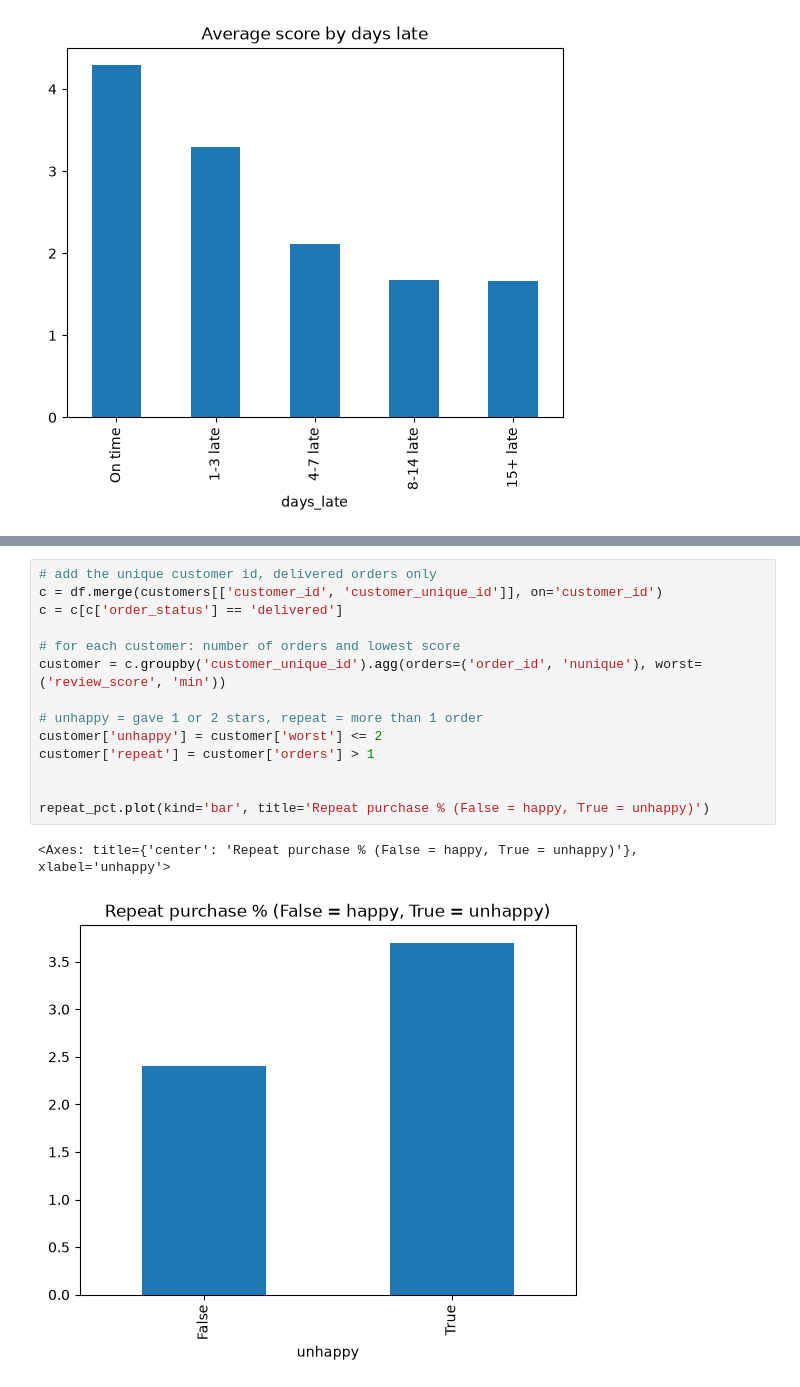
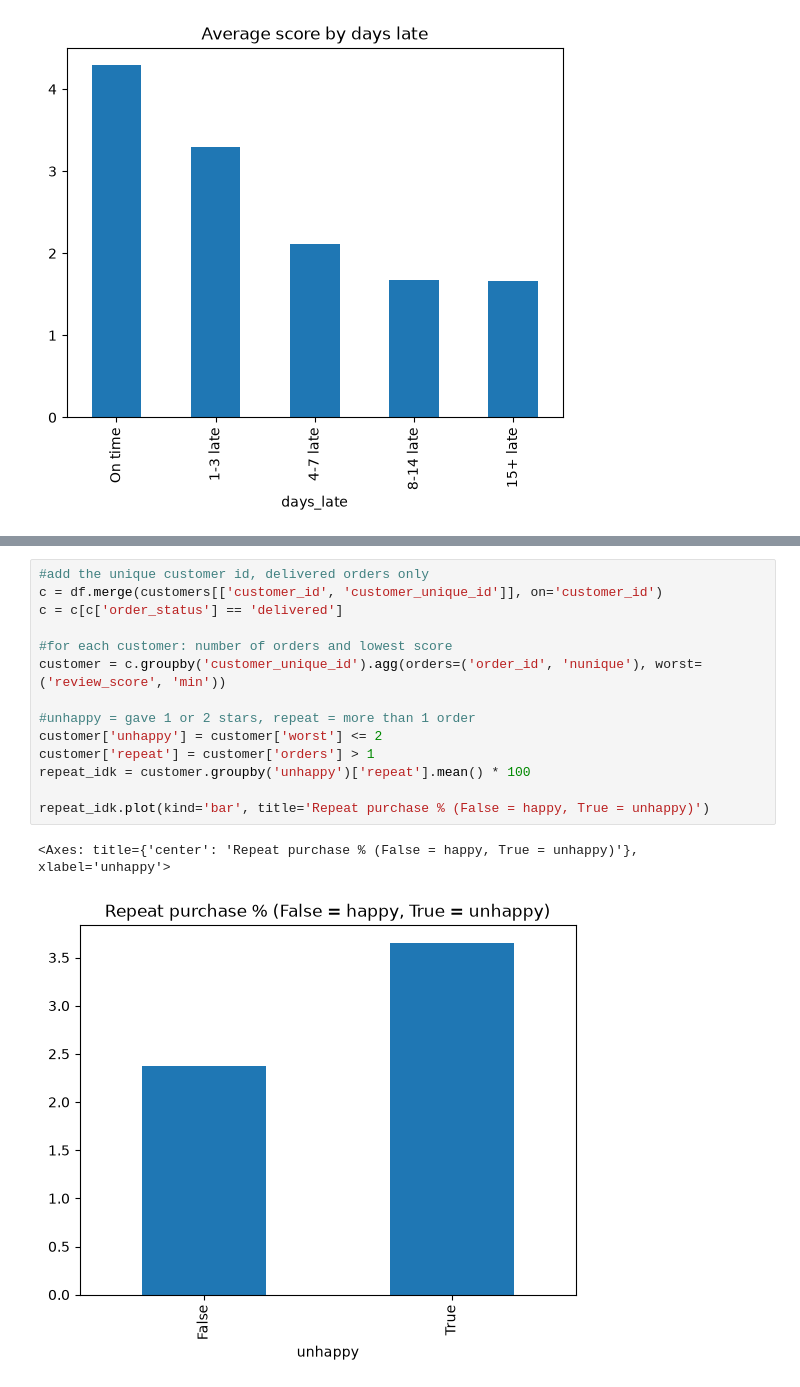
Before and after one commit to Sired1m/data_sprint_olist_G1, a Jupyter notebook: Untitled.ipynb, the cells around one changed output, grey strips where cells are left out. Saved outputs shown, nothing was run; the diff lists cells and outputs as text.

```diff
--- a/Untitled.ipynb
+++ b/Untitled.ipynb
@@ -567,17 +566,17 @@ Name: count, dtype: int64
 # %%
-# add the unique customer id, delivered orders only
+#add the unique customer id, delivered orders only
 c = df.merge(customers[['customer_id', 'customer_unique_id']], on='customer_id')
 c = c[c['order_status'] == 'delivered']
 
-# for each customer: number of orders and lowest score
+#for each customer: number of orders and lowest score
 customer = c.groupby('customer_unique_id').agg(orders=('order_id', 'nunique'), worst=('review_score', 'min'))
 
-# unhappy = gave 1 or 2 stars, repeat = more than 1 order
+#unhappy = gave 1 or 2 stars, repeat = more than 1 order
 customer['unhappy'] = customer['worst'] <= 2
 customer['repeat'] = customer['orders'] > 1
+repeat_idk = customer.groupby('unhappy')['repeat'].mean() * 100
 
-
-repeat_pct.plot(kind='bar', title='Repeat purchase % (False = happy, True = unhappy)')
+repeat_idk.plot(kind='bar', title='Repeat purchase % (False = happy, True = unhappy)')
 # %% [output]
 <Axes: title={'center': 'Repeat purchase % (False = happy, True = unhappy)'}, xlabel='unhappy'>
-[figure, old version]
+[figure, new version]
```
Also changed, not shown: parts of 9 cells of this notebook, 1 other file.
